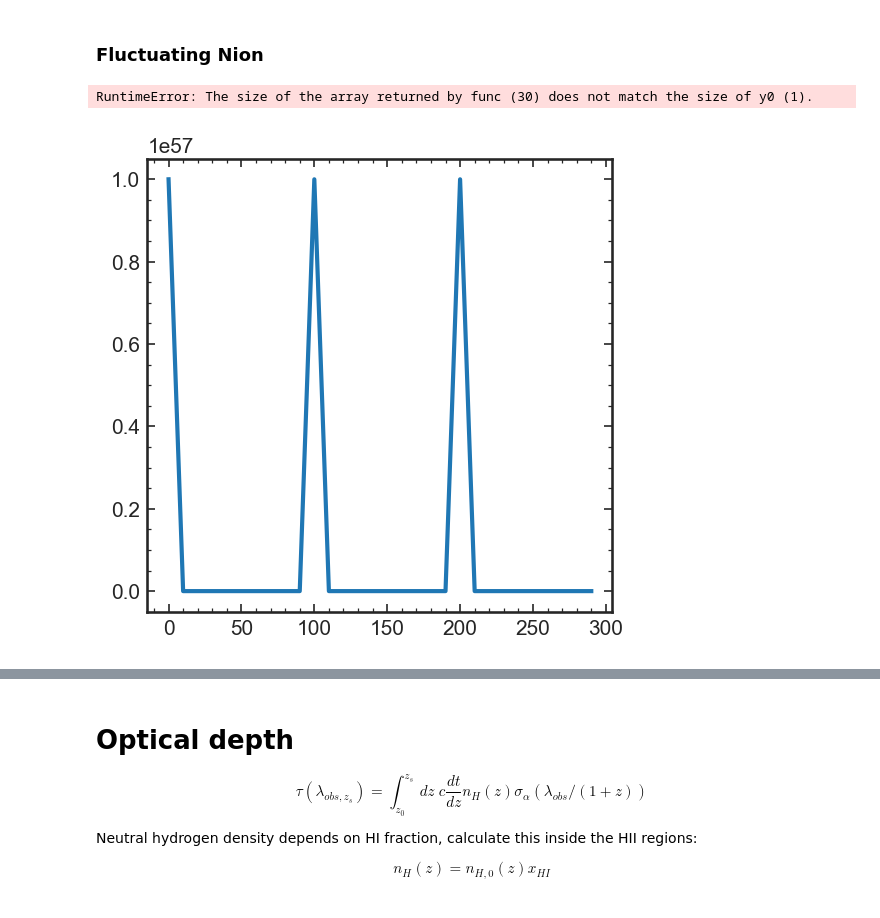
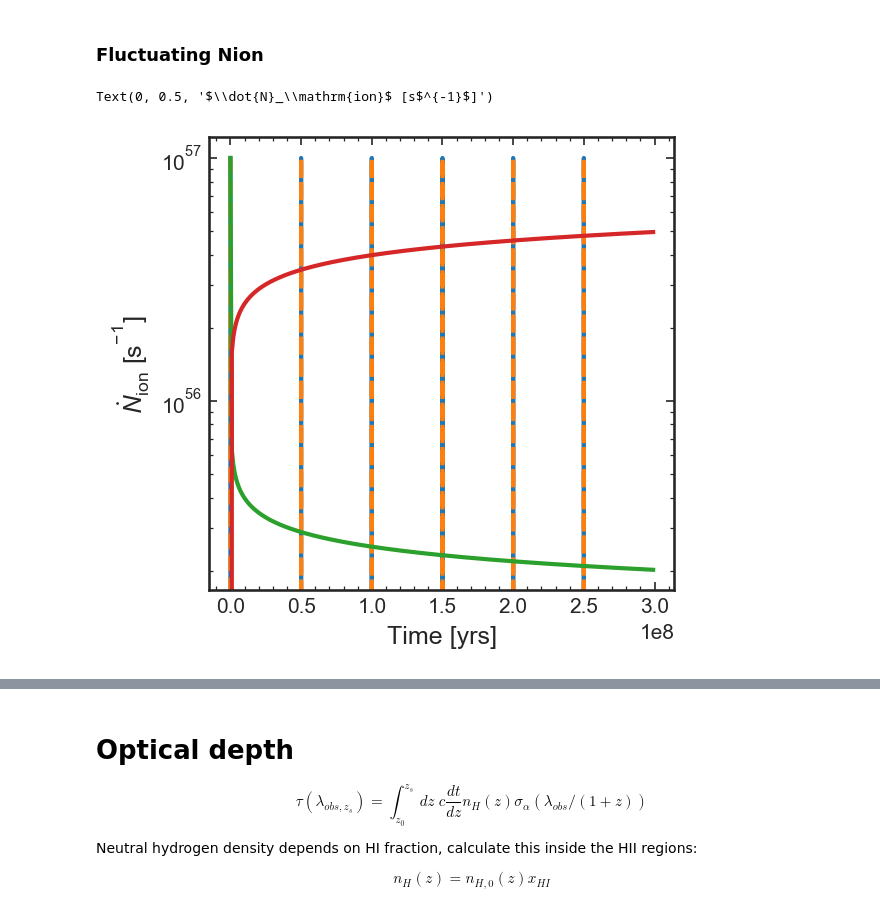
Before and after one commit to charlottenosam/LyaLineshapes, a Jupyter notebook: notebooks/bubble_size_lya_DV.ipynb, the cells around one changed output, grey strips where cells are left out. Drawn from its saved outputs; the diff is of its cells as text; code cells hidden in the pictures.

Commit message:
playing with Nion evolution

```diff
--- a/notebooks/bubble_size_lya_DV.ipynb
+++ b/notebooks/bubble_size_lya_DV.ipynb
@@ -425,32 +457,46 @@ plt.savefig('../figs/R_HII_age_compareCH00.pdf', bbox_inches='tight')
 # %% [markdown]
 ### Fluctuating Nion
-# %%
-t_tab = np.arange(0, 3e8, 1e7)
-
-# t_tab = np.logspace(-1, 8)
-
-z_tab_sourceage = np.array([z_at_value(Planck15.age, time + t_source_on) for time in t_tab*u.yr])
-
-z_s0 = 10 # Redshift source turned on
-
-Ndot_ion = np.zeros(len(t_tab))/u.s
-Ndot_ion[::10] = 1.e57/u.s
-
-plt.plot(t_tab/1e6, Ndot_ion)
-
-R3 = odeint(dR3_dt, y0=0., t=t_tab, args=(z_s0, Ndot_ion))
-R = R3.T[0]**(1/3.)
-
-plt.plot(t_tab/1e6, R, label='$\dot{N}_\mathrm{ion} = 10^{%.0f}$ s$^{-1}$' % np.log10(Ndot_ion.value))
-
-plt.annotate('$z_s = %.0f$' % z_s0, xy=(0.95, 0.05), xycoords='axes fraction', ha='right')
-
-plt.xlabel('Source age [Myr]')
-plt.ylabel('Bubble radius [Mpc]')
-
-plt.legend()
-
-# plt.savefig('../figs/R_HII_age_fluctuating_Nion.pdf', bbox_inches='tight')
-# %% [output]
-RuntimeError: The size of the array returned by func (30) does not match the size of y0 (1).
-[figure, removed]
+# %%
+def Ndot_ion_burst(t, burst_freq=5e7*u.yr, burst_height=1.e57, min_diff=1e6):
+    """
+    Make Ndot_ion equally spaced bursts every burst_freq years
+    """
+    try: # if array
+        bursts = np.arange(0, max(t)+1, burst_freq.value)
+        Ndot_ion = np.zeros(len(t))
+#         burst_match = [np.abs(burst - t) < min_diff for burst in bursts]
+        Ndot_ion[np.in1d(t, bursts)] = burst_height
+    except: # float
+        bursts = np.arange(0, t+1, burst_freq.value)
+#         print(bursts - t)
+        if np.any(np.abs(bursts - t) < min_diff):
+            Ndot_ion = burst_height
+        else:
+            Ndot_ion = 0.
+
+    return Ndot_ion
+
+def Ndot_ion_powerlaw(t, alpha=-2., Ndot_ion_0=1.e57):
+    try:
+        if t < 1:
+            Ndot_ion = Ndot_ion_0
+        else:
+            Ndot_ion = Ndot_ion_0 * t**alpha
+    except:
+        Ndot_ion = Ndot_ion_0 * t**alpha
+        Ndot_ion[~np.isfinite(Ndot_ion)] = Ndot_ion_0
+    return Ndot_ion
+
+t_tab = np.arange(0., 3e8, 1e6)
+# print(Ndot_ion_burst(t_tab))
+# t_tab = np.logspace(-1, 8.5, 100)
+plt.plot(t_tab, Ndot_ion_burst(t_tab))
+plt.plot(t_tab, np.array([Ndot_ion_burst(t) for t in t_tab]), ls='dashed')
+plt.semilogy(t_tab, Ndot_ion_powerlaw(t_tab, alpha=-0.2))
+plt.semilogy(t_tab, Ndot_ion_powerlaw(t_tab, alpha=0.2, Ndot_ion_0=1.e55))
+
+plt.xlabel('Time [yrs]')
+plt.ylabel('$\dot{N}_\mathrm{ion}$ [s$^{-1}$]')
+# %% [output]
+Text(0, 0.5, '$\\dot{N}_\\mathrm{ion}$ [s$^{-1}$]')
+[figure, added]
```
Also changed, not shown: parts of 9 cells of this notebook, 3 other files.
